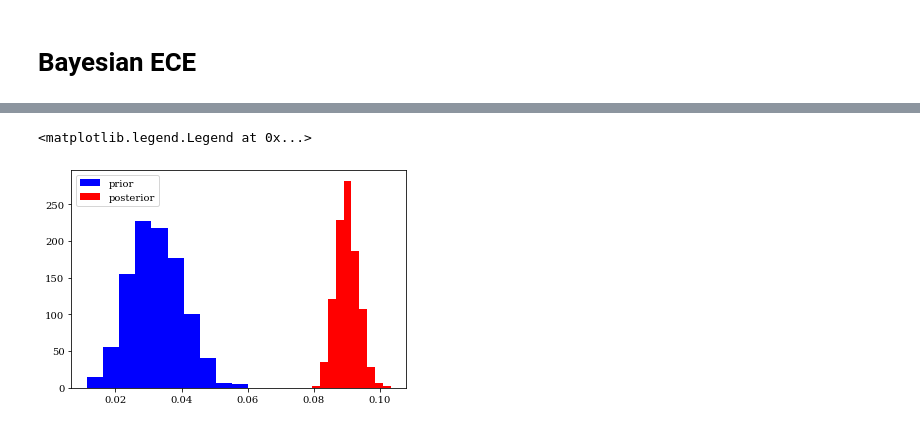
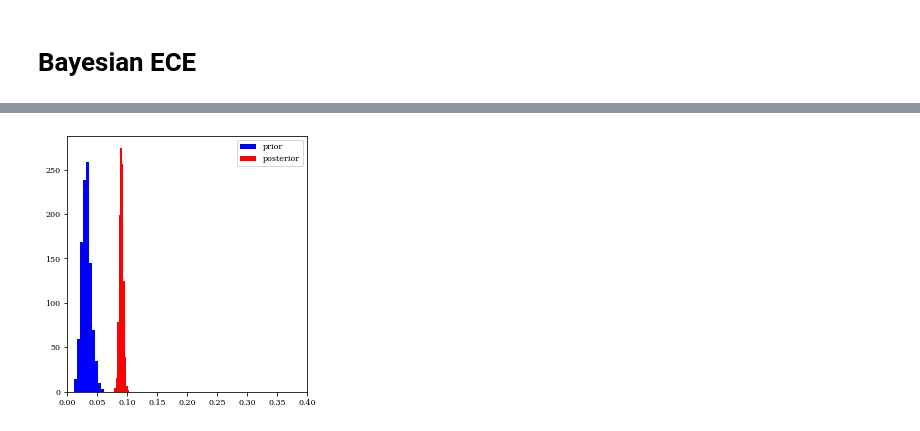
Before and after one commit to disiji/bayesian-blackbox, a Jupyter notebook: src/icml_non_active_figures.ipynb, the cells around one changed output, grey strips where cells are left out. Cells and saved outputs as stored; diff of their text form; code cells hidden in the pictures.

```diff
--- a/src/icml_non_active_figures.ipynb
+++ b/src/icml_non_active_figures.ipynb
@@ -145,7 +147,4 @@ samples_posterior = ece_model.sample(num_samples)
-# %%
-plt.hist(samples_prior, color = 'blue', label='prior')
-plt.hist(samples_posterior, color = 'red', label='posterior')
-plt.legend()
-# %% [output]
-<matplotlib.legend.Legend at 0x...>
-[figure, removed]
+# %%
+plot_sampled_ece(samples_prior, samples_posterior, figname="../figures/ece_samples/ece_samples_peusdo_count%d.pdf" % pseudocount)
+# %% [output]
+[figure, added]
```
Also changed, not shown: parts of 8 cells of this notebook.
